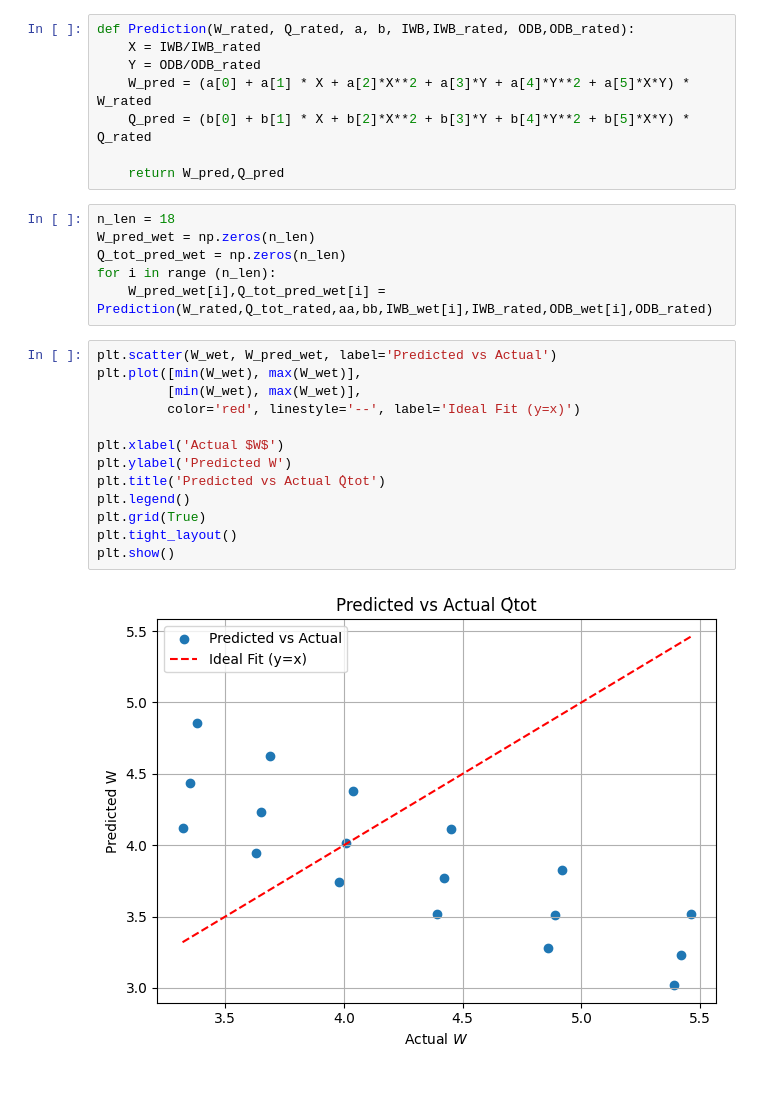
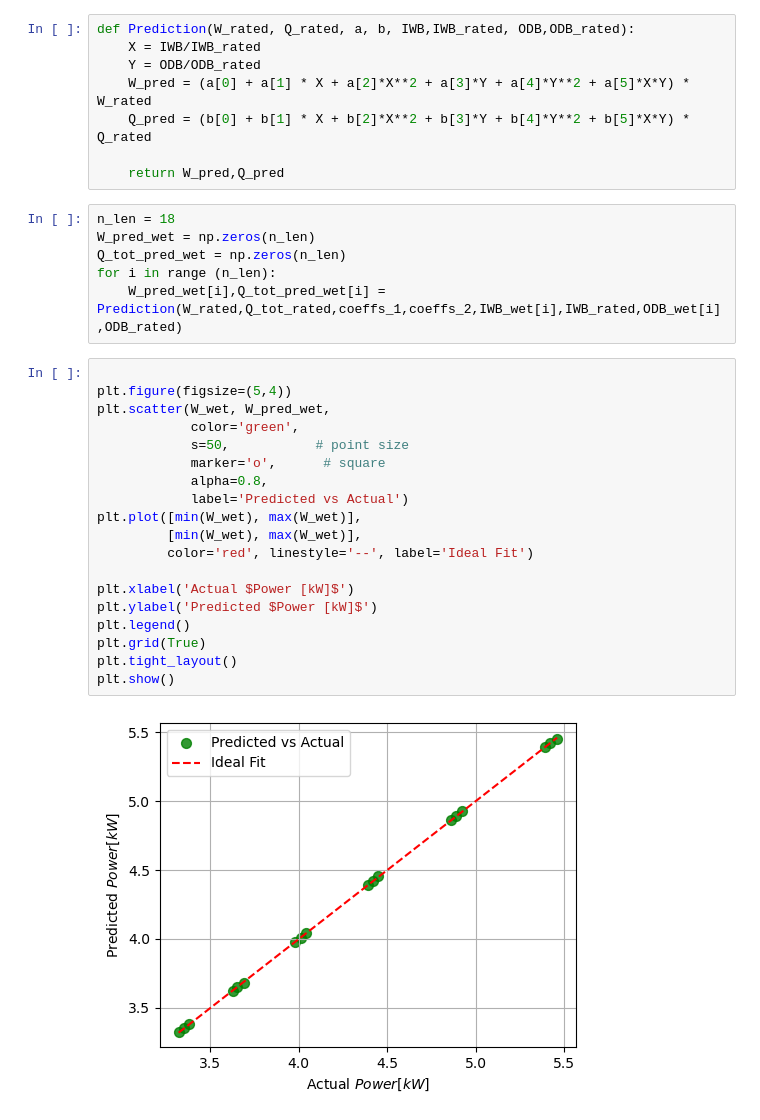
Before and after one commit to JieMa1202/CE414, a Jupyter notebook: Homework/HW_8/HW8.ipynb, the cells around one changed output. Cells and saved outputs as stored; diff of their text form; blank space fills up the shorter version.

```diff
--- a/Homework/HW_8/HW8.ipynb
+++ b/Homework/HW_8/HW8.ipynb
@@ -217,20 +220,26 @@ n_len = 18
 W_pred_wet = np.zeros(n_len)
 Q_tot_pred_wet = np.zeros(n_len)
 for i in range (n_len):
-    W_pred_wet[i],Q_tot_pred_wet[i] = Prediction(W_rated,Q_tot_rated,aa,bb,IWB_wet[i],IWB_rated,ODB_wet[i],ODB_rated)
+    W_pred_wet[i],Q_tot_pred_wet[i] = Prediction(W_rated,Q_tot_rated,coeffs_1,coeffs_2,IWB_wet[i],IWB_rated,ODB_wet[i],ODB_rated)
 # %%
-plt.scatter(W_wet, W_pred_wet, label='Predicted vs Actual')
+
+plt.figure(figsize=(5,4))
+plt.scatter(W_wet, W_pred_wet,
+            color='green',
+            s=50,           # point size
+            marker='o',      # square
+            alpha=0.8,
+            label='Predicted vs Actual')
 plt.plot([min(W_wet), max(W_wet)],
          [min(W_wet), max(W_wet)],
-         color='red', linestyle='--', label='Ideal Fit (y=x)')
+         color='red', linestyle='--', label='Ideal Fit')
 
-plt.xlabel('Actual $W$')
-plt.ylabel('Predicted W')
-plt.title('Predicted vs Actual Q̇tot')
+plt.xlabel('Actual $Power [kW]$')
+plt.ylabel('Predicted $Power [kW]$')
 plt.legend()
 plt.grid(True)
 plt.tight_layout()
 plt.show()
 # %% [output]
-[figure, old version]
+[figure, new version]
 # %%
```
Also changed, not shown: parts of 9 cells of this notebook, 1 other file.
